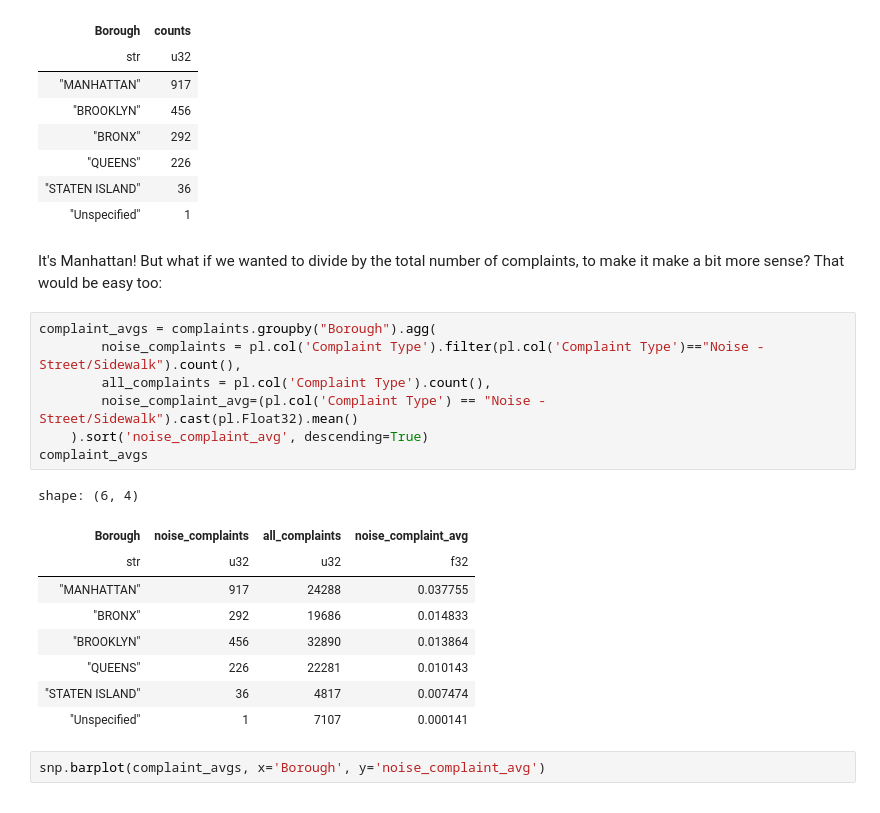
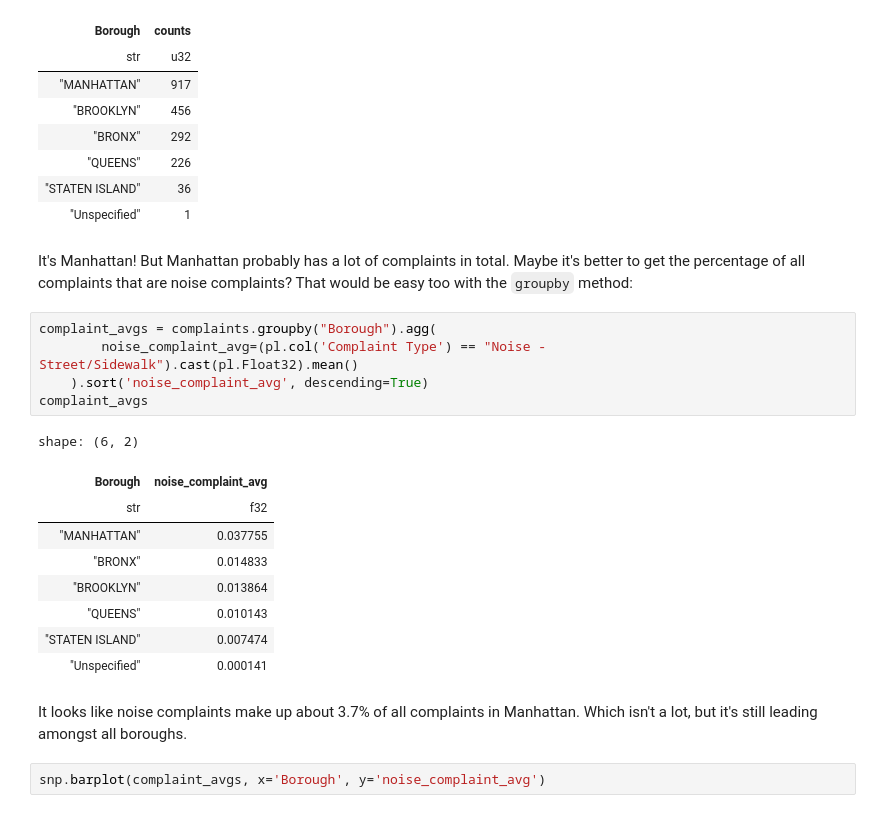
Before and after one commit to escobar-west/pandas-cookbook, a Jupyter notebook: cookbook_polars/Chapter 3 - Which borough has the most noise complaints (or, more selecting data).ipynb, the cells around one changed output. Saved outputs shown, nothing was run; the diff lists cells and outputs as text.

```diff
--- a/cookbook_polars/Chapter 3 - Which borough has the most noise complaints (or, more selecting data).ipynb
+++ b/cookbook_polars/Chapter 3 - Which borough has the most noise complaints (or, more selecting data).ipynb
@@ -98,25 +98,25 @@ shape: (6, 2)
 | "QUEENS" | 226 |
 | "STATEN ISLAND" | 36 |
 | "Unspecified" | 1 |
-# %% [markdown]
-It's Manhattan! But what if we wanted to divide by the total number of complaints, to make it make a bit more sense? That would be easy too:
+# %% [markdown]
+It's Manhattan! But Manhattan probably has a lot of complaints in total. Maybe it's better to get the percentage of all complaints that are noise complaints? That would be easy too with the `groupby` method:
 # %%
 complaint_avgs = complaints.groupby("Borough").agg(
-        noise_complaints = pl.col('Complaint Type').filter(pl.col('Complaint Type')=="Noise - Street/Sidewalk").count(),
-        all_complaints = pl.col('Complaint Type').count(),
         noise_complaint_avg=(pl.col('Complaint Type') == "Noise - Street/Sidewalk").cast(pl.Float32).mean()
     ).sort('noise_complaint_avg', descending=True)
 complaint_avgs
 # %% [output]
-shape: (6, 4)
+shape: (6, 2)
-| Borough | noise_complaints | all_complaints | noise_complaint_avg |
-| str | u32 | u32 | f32 |
-| "MANHATTAN" | 917 | 24288 | 0.037755 |
-| "BRONX" | 292 | 19686 | 0.014833 |
-| "BROOKLYN" | 456 | 32890 | 0.013864 |
-| "QUEENS" | 226 | 22281 | 0.010143 |
-| "STATEN ISLAND" | 36 | 4817 | 0.007474 |
-| "Unspecified" | 1 | 7107 | 0.000141 |
+| Borough | noise_complaint_avg |
+| str | f32 |
+| "MANHATTAN" | 0.037755 |
+| "BRONX" | 0.014833 |
+| "BROOKLYN" | 0.013864 |
+| "QUEENS" | 0.010143 |
+| "STATEN ISLAND" | 0.007474 |
+| "Unspecified" | 0.000141 |
+# %% [markdown]
+It looks like noise complaints make up about 3.7% of all complaints in Manhattan. Which isn't a lot, but it's still leading amongst all boroughs.
 # %%
 snp.barplot(complaint_avgs, x='Borough', y='noise_complaint_avg')
 # %% [output]
```
Also changed, not shown: 9 other files.
